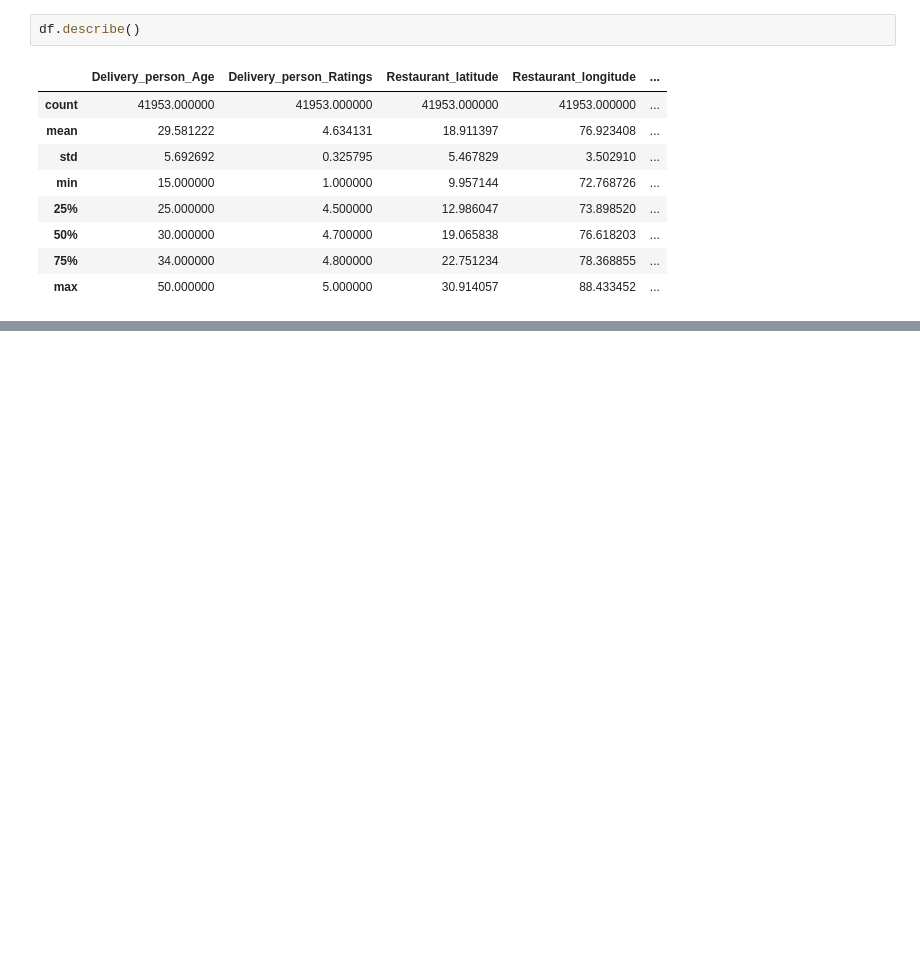
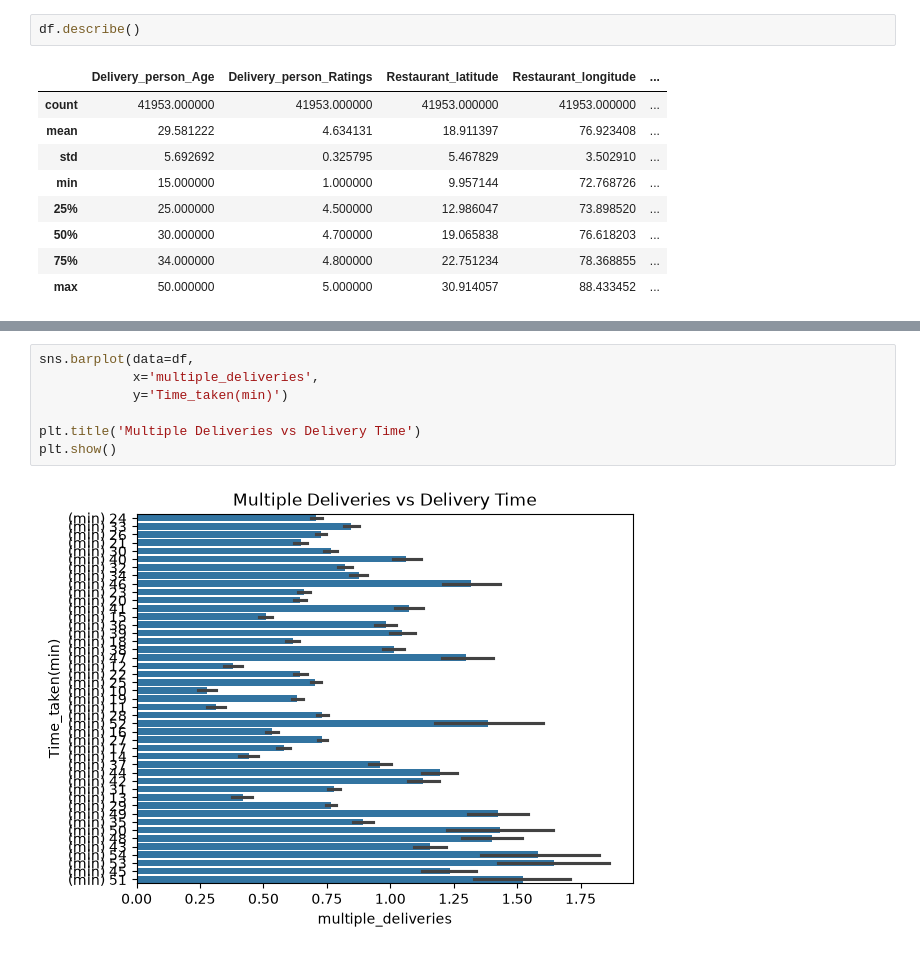
Before and after one commit to harkeshsingh0305/Probation-Project-26, a Jupyter notebook: Harkesh Singh Task 6/task_6.ipynb, the cells around one changed output, grey strips where cells are left out. Drawn from its saved outputs; the diff is of its cells as text; blank space fills up the shorter version.

```diff
--- a/Harkesh Singh Task 6/task_6.ipynb
+++ b/Harkesh Singh Task 6/task_6.ipynb
@@ -692,3 +712,12 @@ df.describe()
+# %%
+sns.barplot(data=df,
+            x='multiple_deliveries',
+            y='Time_taken(min)')
+
+plt.title('Multiple Deliveries vs Delivery Time')
+plt.show()
+# %% [output]
+[figure, added]
 # %% [markdown]
 ### NUMERICAL DATA
 Delivery_person_Age (15–50 years)
```
Also changed, not shown: parts of 9 cells of this notebook.
